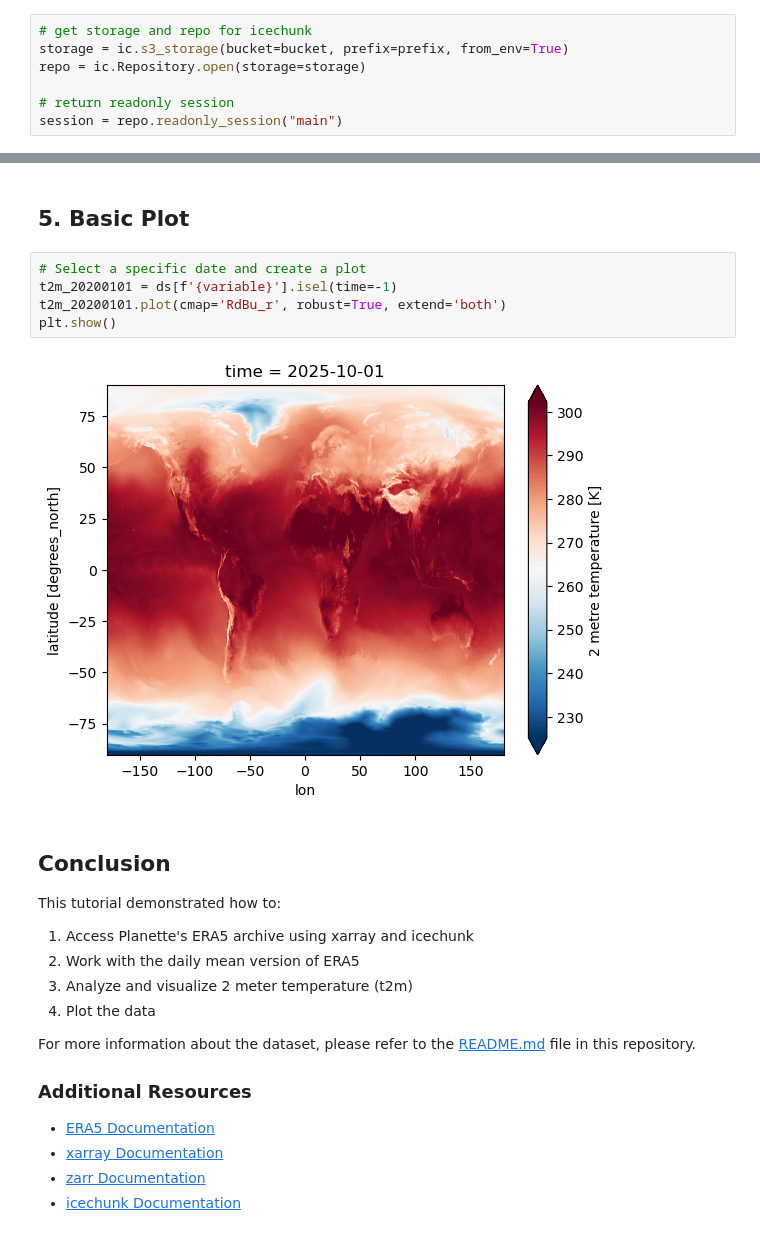
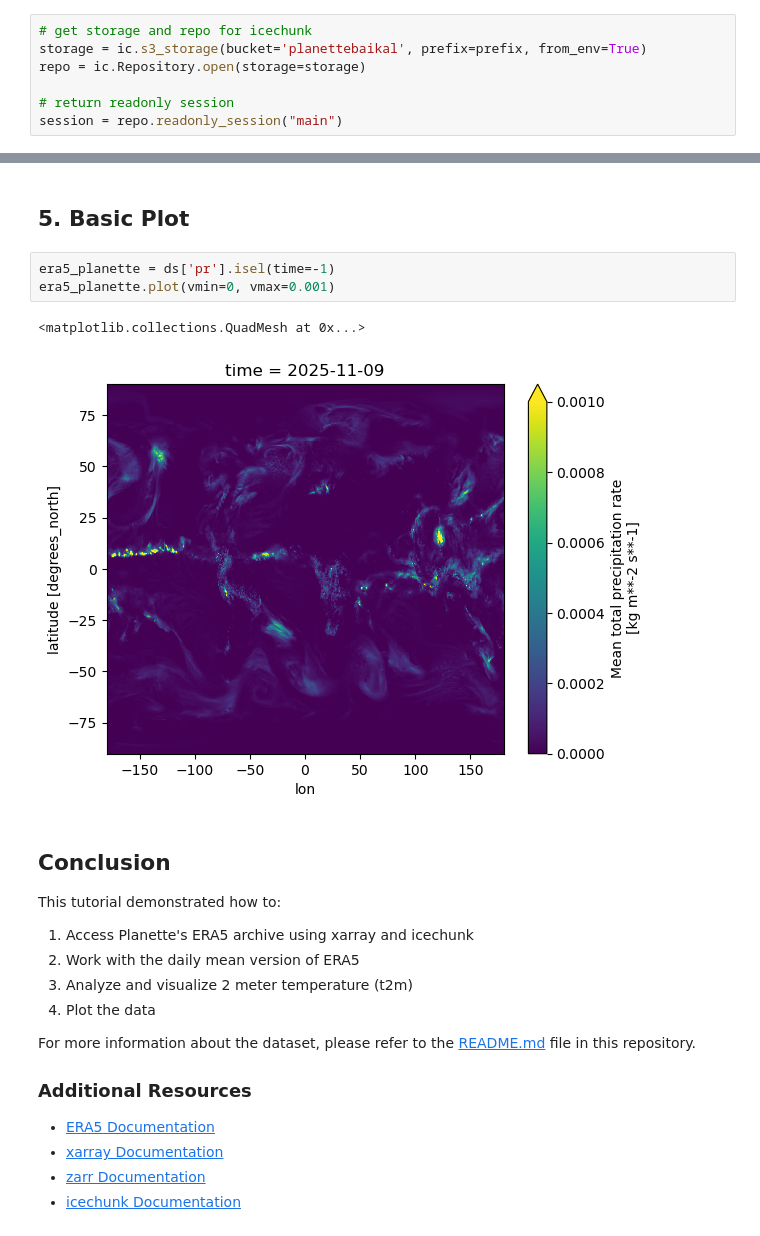
Before and after one commit to PlanetteAI/planette_era5_archive, a Jupyter notebook: planette_era5_tutorial.ipynb, the cells around one changed output, grey strips where cells are left out. Drawn from its saved outputs; the diff is of its cells as text.

```diff
--- a/planette_era5_tutorial.ipynb
+++ b/planette_era5_tutorial.ipynb
@@ -38,7 +38,7 @@ reanalysis/era5/prod/t2m/day/0p25latx0p25lon/era5_t2m_day_0p25latx0p25lon.zarr
 Data is stored in Zarr format and is written with icechunk. To open data, you must use icechunk session and repo.
 # %%
 # get storage and repo for icechunk
-storage = ic.s3_storage(bucket=bucket, prefix=prefix, from_env=True)
+storage = ic.s3_storage(bucket='planettebaikal', prefix=prefix, from_env=True)
 repo = ic.Repository.open(storage=storage)
 
 # return readonly session
@@ -58,12 +93,11 @@ ds = xr.open_dataset(session.store, engine="zarr", consolidated=False, decode_ti
 # %% [markdown]
 ## 5. Basic Plot
-# %%
-# Select a specific date and create a plot
-t2m_20200101 = ds[f'{variable}'].isel(time=-1)
-t2m_20200101.plot(cmap='RdBu_r', robust=True, extend='both')
-plt.show()
-# %% [output]
-[figure, removed]
+# %%
+era5_planette = ds['pr'].isel(time=-1)
+era5_planette.plot(vmin=0, vmax=0.001)
+# %% [output]
+<matplotlib.collections.QuadMesh at 0x...>
+[figure, added]
 # %% [markdown]
 ## Conclusion
 
```
Also changed, not shown: parts of 2 cells of this notebook, 1 other file.
